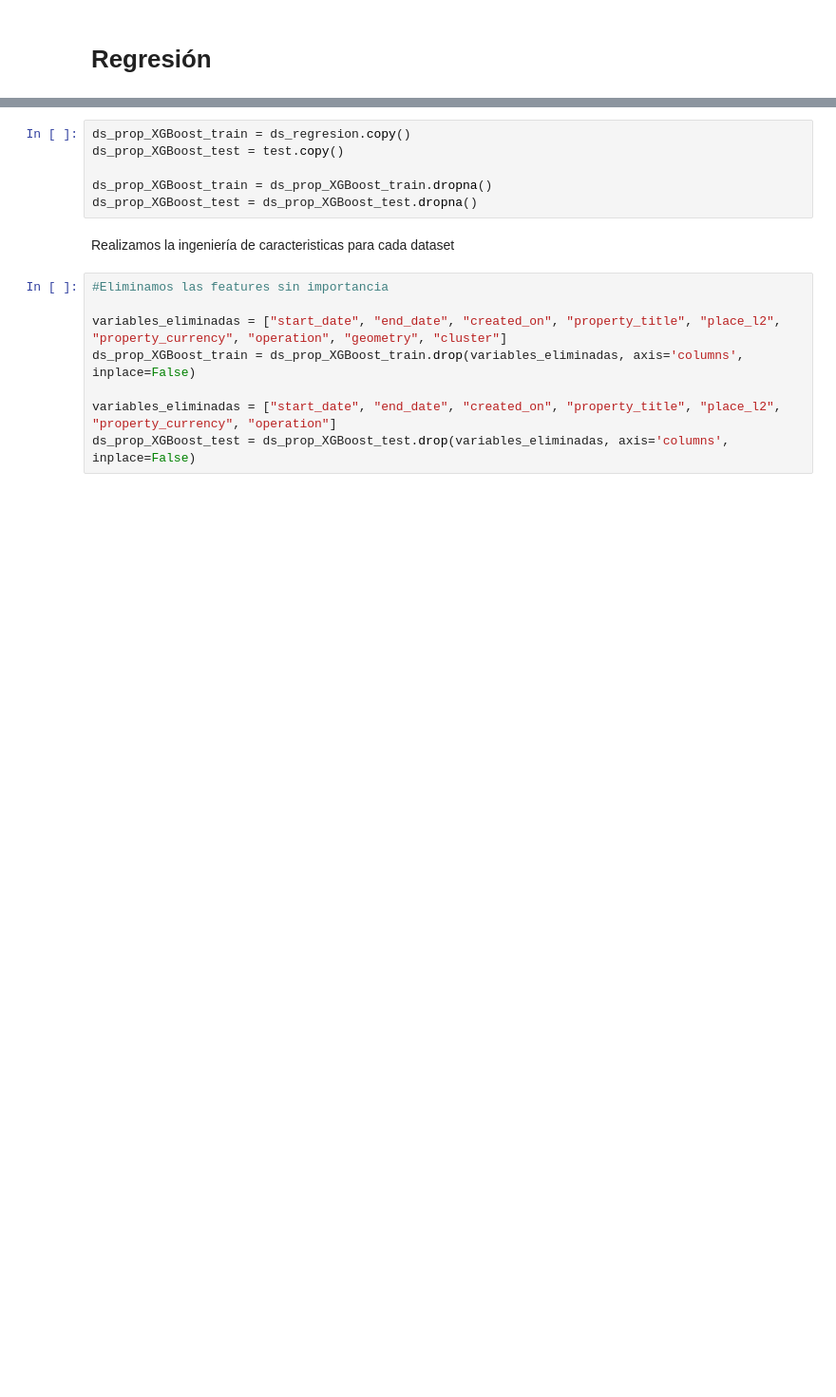
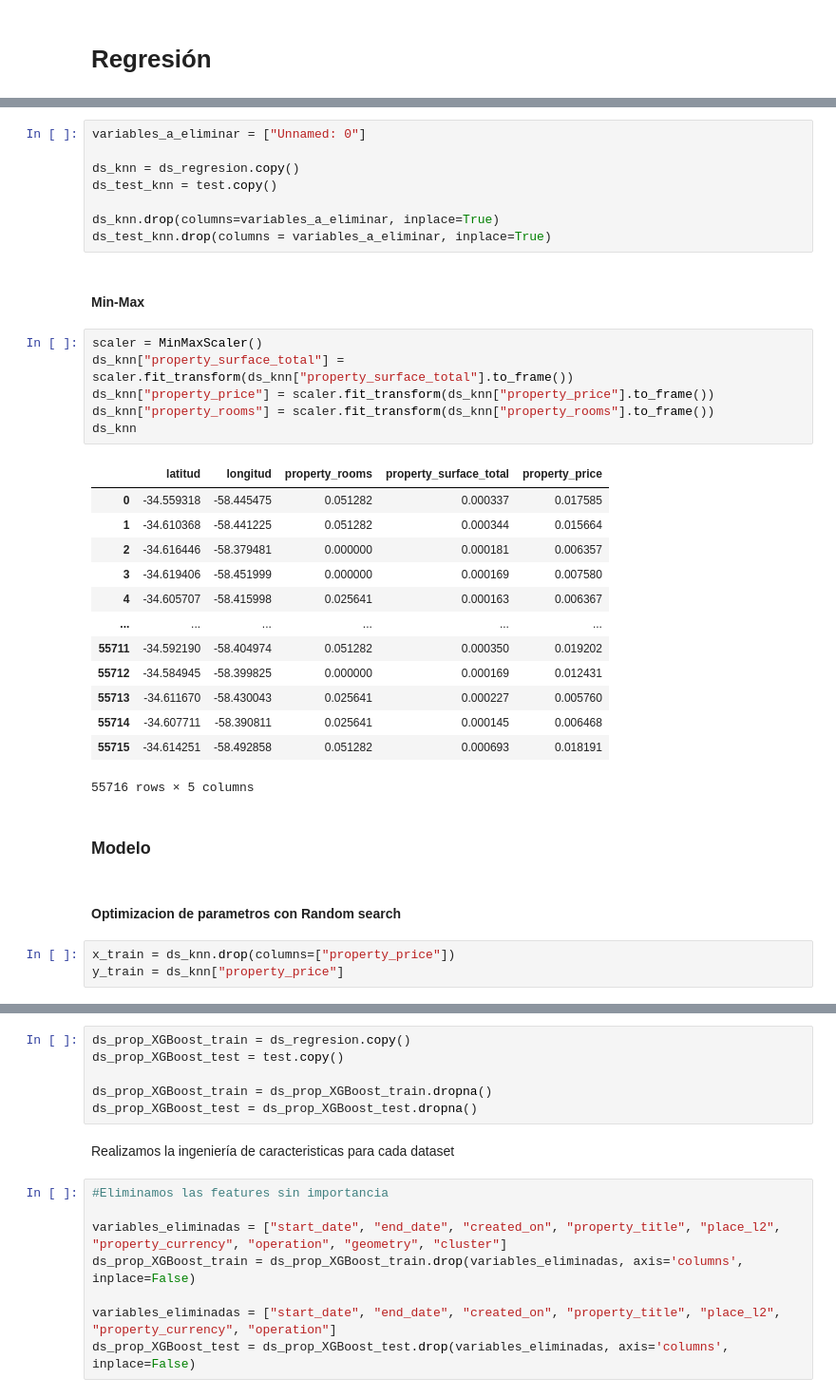
Before and after one commit to Fanusaez/7506R-2C2022-GRUPO13, a Jupyter notebook: 7506R_TP1_GRUPO13_ENTREGA_Regresion.ipynb, the cells around one changed output, grey strips where cells are left out. Shown at 95% size. Saved outputs shown, nothing was run; the diff lists cells and outputs as text; blank space fills up the shorter version.

```diff
--- a/7506R_TP1_GRUPO13_ENTREGA_Regresion.ipynb
+++ b/7506R_TP1_GRUPO13_ENTREGA_Regresion.ipynb
@@ -23,0 +46,37 @@ XGBoost
+# %%
+variables_a_eliminar = ["Unnamed: 0"]
+
+ds_knn = ds_regresion.copy()
+ds_test_knn = test.copy()
+
+ds_knn.drop(columns=variables_a_eliminar, inplace=True)
+ds_test_knn.drop(columns = variables_a_eliminar, inplace=True)
+# %% [markdown]
+#### Min-Max
+# %%
+scaler = MinMaxScaler()
+ds_knn["property_surface_total"] = scaler.fit_transform(ds_knn["property_surface_total"].to_frame())
+ds_knn["property_price"] = scaler.fit_transform(ds_knn["property_price"].to_frame())
+ds_knn["property_rooms"] = scaler.fit_transform(ds_knn["property_rooms"].to_frame())
+ds_knn
+# %% [output]
+|  | latitud | longitud | property_rooms | property_surface_total | property_price |
+| 0 | -34.559318 | -58.445475 | 0.051282 | 0.000337 | 0.017585 |
+| 1 | -34.610368 | -58.441225 | 0.051282 | 0.000344 | 0.015664 |
+| 2 | -34.616446 | -58.379481 | 0.000000 | 0.000181 | 0.006357 |
+| 3 | -34.619406 | -58.451999 | 0.000000 | 0.000169 | 0.007580 |
+| 4 | -34.605707 | -58.415998 | 0.025641 | 0.000163 | 0.006367 |
+| ... | ... | ... | ... | ... | ... |
+| 55711 | -34.592190 | -58.404974 | 0.051282 | 0.000350 | 0.019202 |
+| 55712 | -34.584945 | -58.399825 | 0.000000 | 0.000169 | 0.012431 |
+| 55713 | -34.611670 | -58.430043 | 0.025641 | 0.000227 | 0.005760 |
+| 55714 | -34.607711 | -58.390811 | 0.025641 | 0.000145 | 0.006468 |
+| 55715 | -34.614251 | -58.492858 | 0.051282 | 0.000693 | 0.018191 |
+55716 rows × 5 columns
+# %% [markdown]
+### Modelo
+# %% [markdown]
+#### Optimizacion de parametros con Random search
+# %%
+x_train = ds_knn.drop(columns=["property_price"])
+y_train = ds_knn["property_price"]
```
Also changed, not shown: parts of 11 cells of this notebook, 6 other files.
